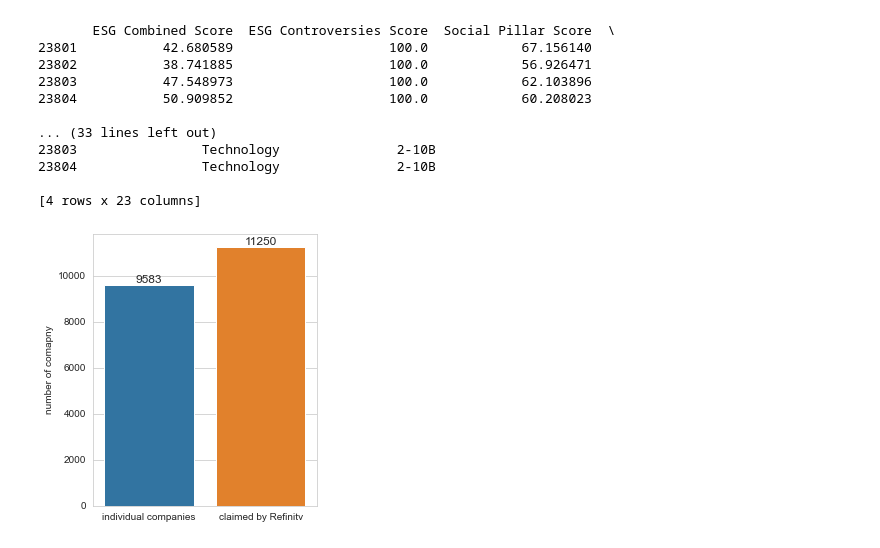
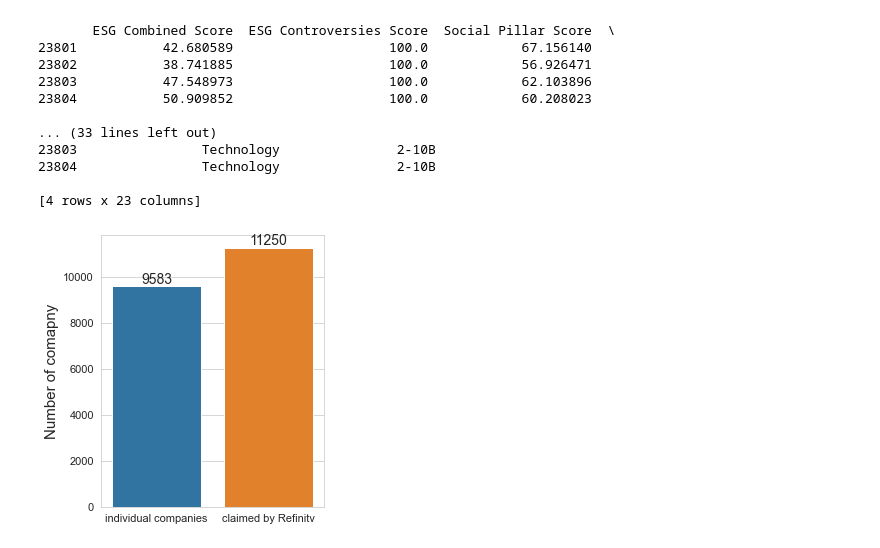
Before and after one commit to neelblabla/ESG-and-Financial-Performance, a Jupyter notebook: 2) Analysis/Sector_jerome.ipynb, the cells around one changed output. Saved outputs shown, nothing was run; the diff lists cells and outputs as text; code cells hidden in the pictures.

```diff
--- a/2) Analysis/Sector_jerome.ipynb
+++ b/2) Analysis/Sector_jerome.ipynb
@@ -269,17 +270,19 @@ print(misc_fintech_infra_df)
 # %%
 # Create a DataFrame with two rows
 data = {'x': ['individual companies', 'claimed by Refinitv'], 'y': [9583, 11250]}
 df = pd.DataFrame(data)
 
 # Set up the plot
 fig, ax = plt.subplots(figsize=(4, 5))
 # Plot the data
 sns.barplot(data=df, x='x', y='y', ax=ax)
-ax.bar_label(ax.containers[0], size=12)
+ax.bar_label(ax.containers[0], size=14)
 ax.set_xlabel('')
-ax.set_ylabel('number of comapny')
+ax.set_ylabel('Number of comapny', size=15)
+plt.xticks(size=11)
+plt.yticks(size=11)
 
 # Show the plot
 plt.show()
 # %% [output]
-[figure, old version]
+[figure, new version]
```
Also changed, not shown: parts of 1 cell of this notebook, 1 other file.
